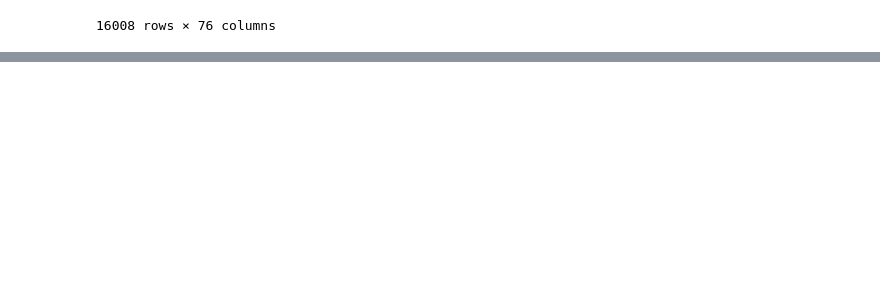
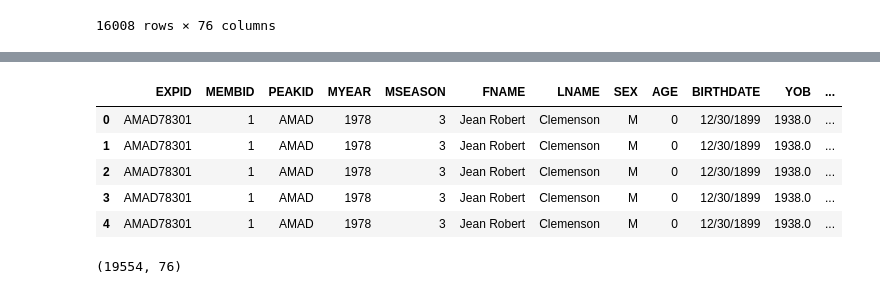
Before and after one commit to elbertwang3/himalayas, a Jupyter notebook: data/Untitled.ipynb, the cells around one changed output, grey strips where cells are left out. Cells and saved outputs as stored; diff of their text form; code cells hidden in the pictures; blank space fills up the shorter version.

```diff
--- a/data/Untitled.ipynb
+++ b/data/Untitled.ipynb
@@ -606,0 +619,4 @@ eightthousandermembers.to_csv('eightthousandersummitanddeaths.csv')
+# %%
+geocodedresidences = pd.read_csv('geocodedmembers.csv')
+# %%
+geocodedresidences = geocodedresidences.rename(columns = {'RESIDENCE':'input_string'})
@@ -606,0 +632,11 @@ eightthousandermembers.to_csv('eightthousandersummitanddeaths.csv')
+# %%
+mergedmembers = members[:1000].merge(geocodedresidences, how='left', on="RESIDENCE")
+# %%
+mergedmembers.head()
+# %% [output]
+|  | EXPID | MEMBID | PEAKID | MYEAR | MSEASON | FNAME | LNAME | SEX | AGE | BIRTHDATE | YOB | ... |
+| 0 | AMAD78301 | 1 | AMAD | 1978 | 3 | Jean Robert | Clemenson | M | 0 | 12/30/1899 | 1938.0 | ... |
+| 1 | AMAD78301 | 1 | AMAD | 1978 | 3 | Jean Robert | Clemenson | M | 0 | 12/30/1899 | 1938.0 | ... |
+| 2 | AMAD78301 | 1 | AMAD | 1978 | 3 | Jean Robert | Clemenson | M | 0 | 12/30/1899 | 1938.0 | ... |
+| 3 | AMAD78301 | 1 | AMAD | 1978 | 3 | Jean Robert | Clemenson | M | 0 | 12/30/1899 | 1938.0 | ... |
+| 4 | AMAD78301 | 1 | AMAD | 1978 | 3 | Jean Robert | Clemenson | M | 0 | 12/30/1899 | 1938.0 | ... |
@@ -606,0 +645,4 @@ eightthousandermembers.to_csv('eightthousandersummitanddeaths.csv')
+# %%
+members.loc[members['PEAKID'] == 'EVER'].shape
+# %% [output]
+(19554, 76)
```
Also changed, not shown: parts of 9 cells of this notebook, 11 other files.
